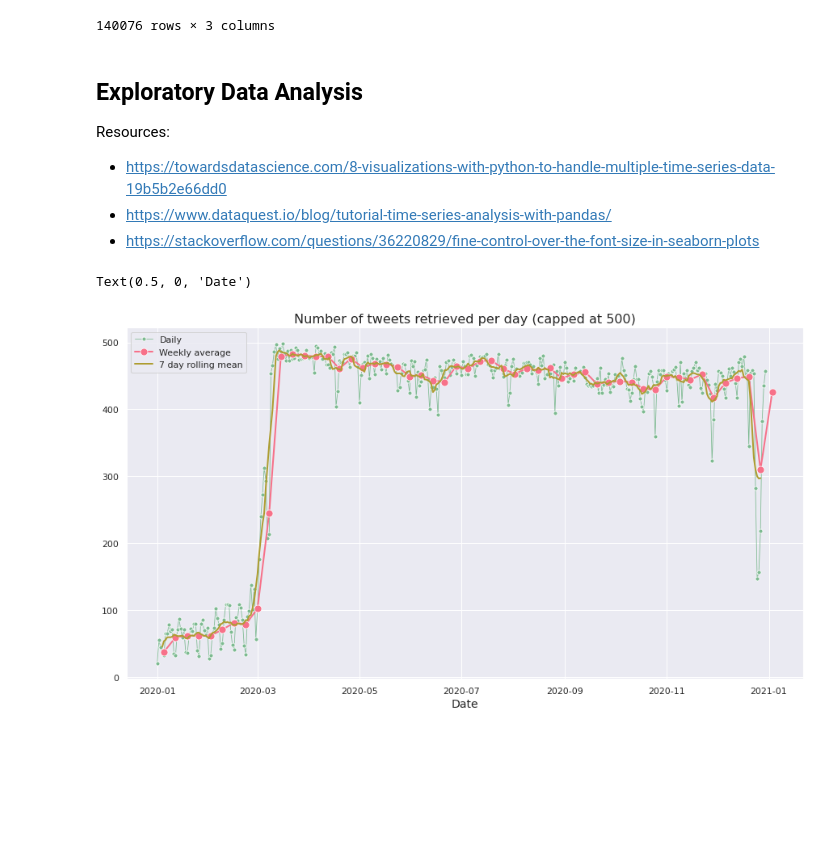
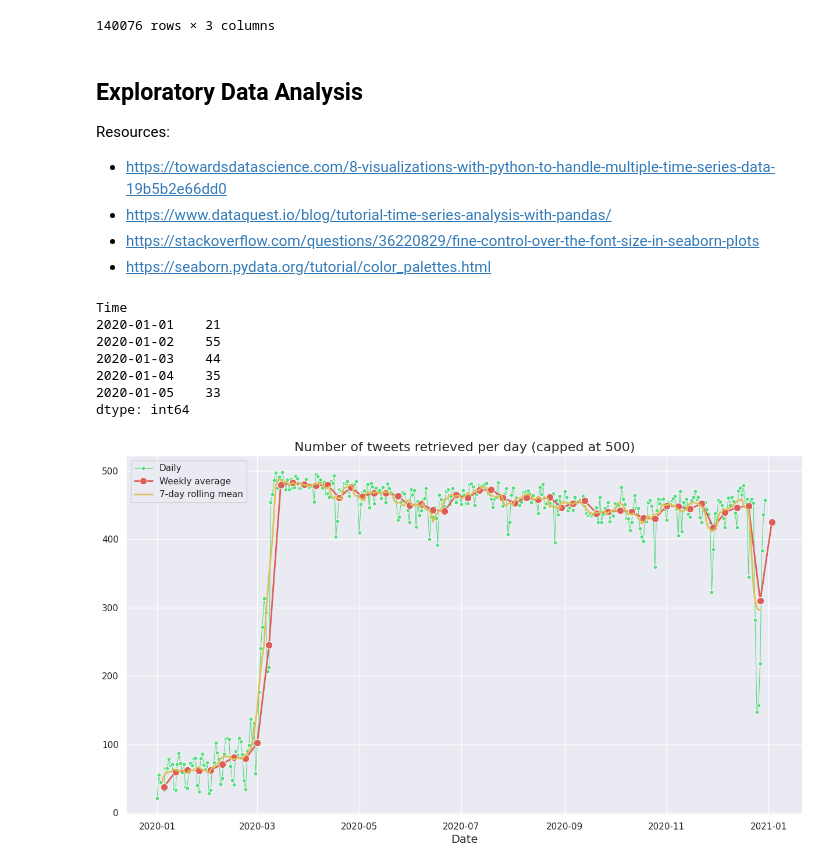
Before and after one commit to andreoniriccardo/twitter-sentiment-analysis, a Jupyter notebook: Distance Learning Twitter Sentiment Analysis w snscrape.ipynb, the cells around one changed output. Drawn from its saved outputs; the diff is of its cells as text; code cells hidden in the pictures; blank space fills up the shorter version.

```diff
--- a/Distance Learning Twitter Sentiment Analysis w snscrape.ipynb
+++ b/Distance Learning Twitter Sentiment Analysis w snscrape.ipynb
@@ -196,22 +201,30 @@ Resources:
 - https://towardsdatascience.com/8-visualizations-with-python-to-handle-multiple-time-series-data-19b5b2e66dd0
 - https://www.dataquest.io/blog/tutorial-time-series-analysis-with-pandas/
 - https://stackoverflow.com/questions/36220829/fine-control-over-the-font-size-in-seaborn-plots
+- https://seaborn.pydata.org/tutorial/color_palettes.html
 # %%
 tweets_per_day = df_cleaned.groupby([df_cleaned['Time'].dt.date]).size()
 tweets_per_day = tweets_per_day.reindex(pd.DatetimeIndex(tweets_per_day.index))
+tweets_per_day.head()
+# %% [output]
+Time
+2020-01-01    21
+2020-01-02    55
+2020-01-03    44
+2020-01-04    35
+2020-01-05    33
+dtype: int64
 # %%
 weekly_mean = tweets_per_day.resample('W').mean()
 rolling_7d_mean = tweets_per_day.rolling(7, center=True).mean()
 # %%
 sns.set(rc = {'figure.figsize':(15,8)})
 sns.set_style('darkgrid')
-palette = iter(sns.husl_palette(5))
-sns.set_palette('crest')
-g = sns.lineplot(data=tweets_per_day, linewidth=0.8, marker='o', markersize=5, legend='brief', label='Daily')
-g = sns.lineplot(data=weekly_mean, color=next(palette), linewidth=2, legend='brief', label='Weekly average', marker='o', markersize=9)
-g = sns.lineplot(data=rolling_7d_mean, color=next(palette), linewidth=2, legend='brief', label='7 day rolling mean', markersize=8)
+g = sns.lineplot(data=tweets_per_day, color=sns.color_palette("hls", 8)[3], linewidth=0.8, marker='o', markersize=5, legend='brief', label='Daily')
+g = sns.lineplot(data=weekly_mean, color=sns.color_palette("hls", 8)[0], linewidth=2, label='Weekly average', marker='o', markersize=9)
+g = sns.lineplot(data=rolling_7d_mean, color=sns.color_palette("hls", 8)[1], linewidth=2, label='7-day rolling mean', markersize=8)
 g.axes.set_title(f'Number of tweets retrieved per day (capped at {n_of_tweets})',fontsize=16)
 g.set_xlabel("Date",fontsize=14)
+plt.show()
 # %% [output]
-Text(0.5, 0, 'Date')
-[figure, old version]
+[figure, new version]
```
Also changed, not shown: parts of 13 cells of this notebook.
